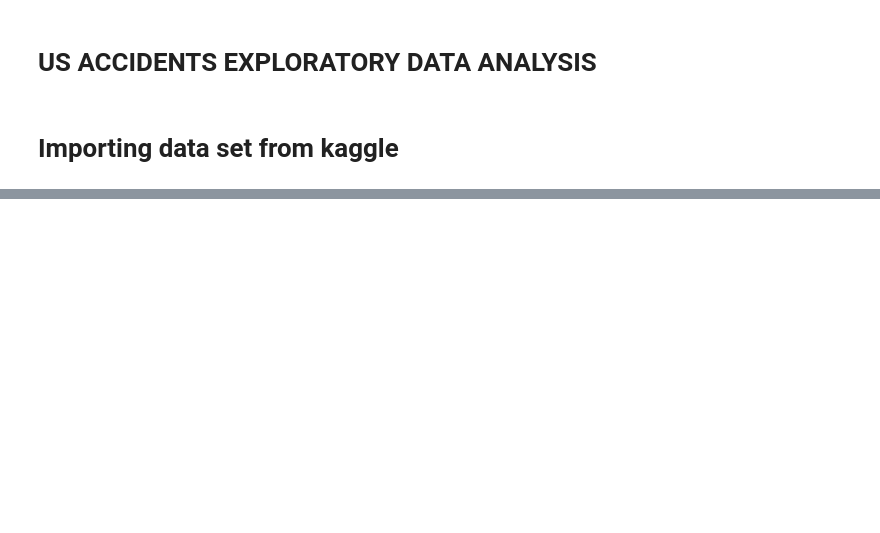
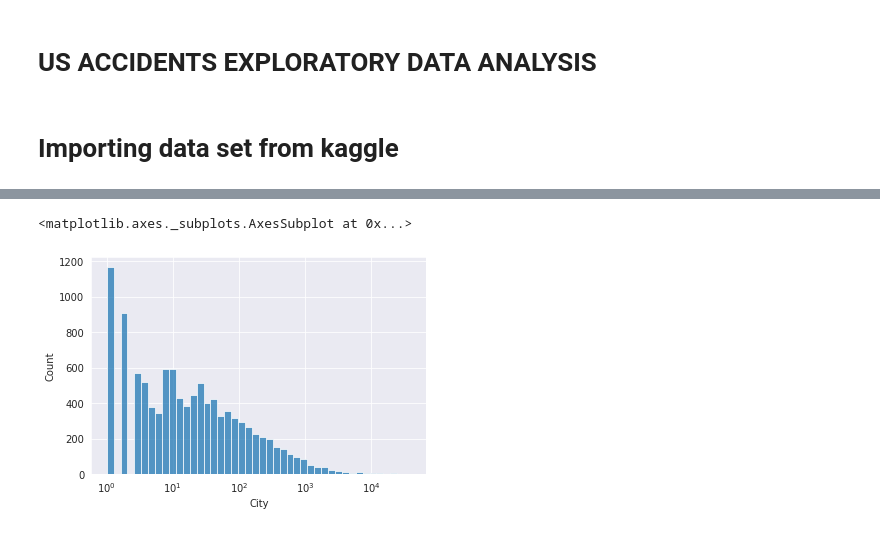
Before and after one commit to shubhi2295/break-the-ice-with-python, a Jupyter notebook: US_Accidents_Data_Analysis.ipynb, the cells around one changed output, grey strips where cells are left out. Saved outputs shown, nothing was run; the diff lists cells and outputs as text; code cells hidden in the pictures; blank space fills up the shorter version.

```diff
--- a/US_Accidents_Data_Analysis.ipynb
+++ b/US_Accidents_Data_Analysis.ipynb
@@ -30,0 +180,5 @@ unzip
+# %%
+sns.histplot(cities_by_accident, log_scale = True)
+# %% [output]
+<matplotlib.axes._subplots.AxesSubplot at 0x...>
+[figure, added]
```
Also changed, not shown: parts of 45 cells of this notebook.
